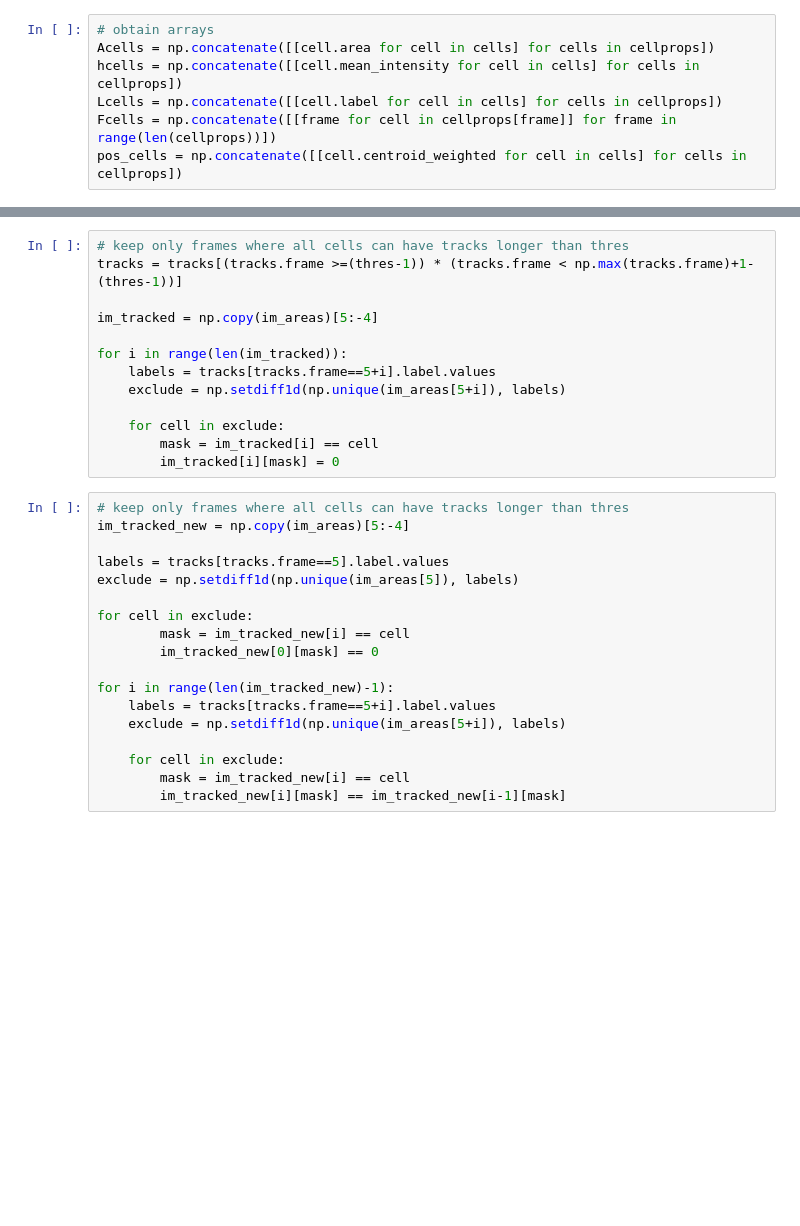
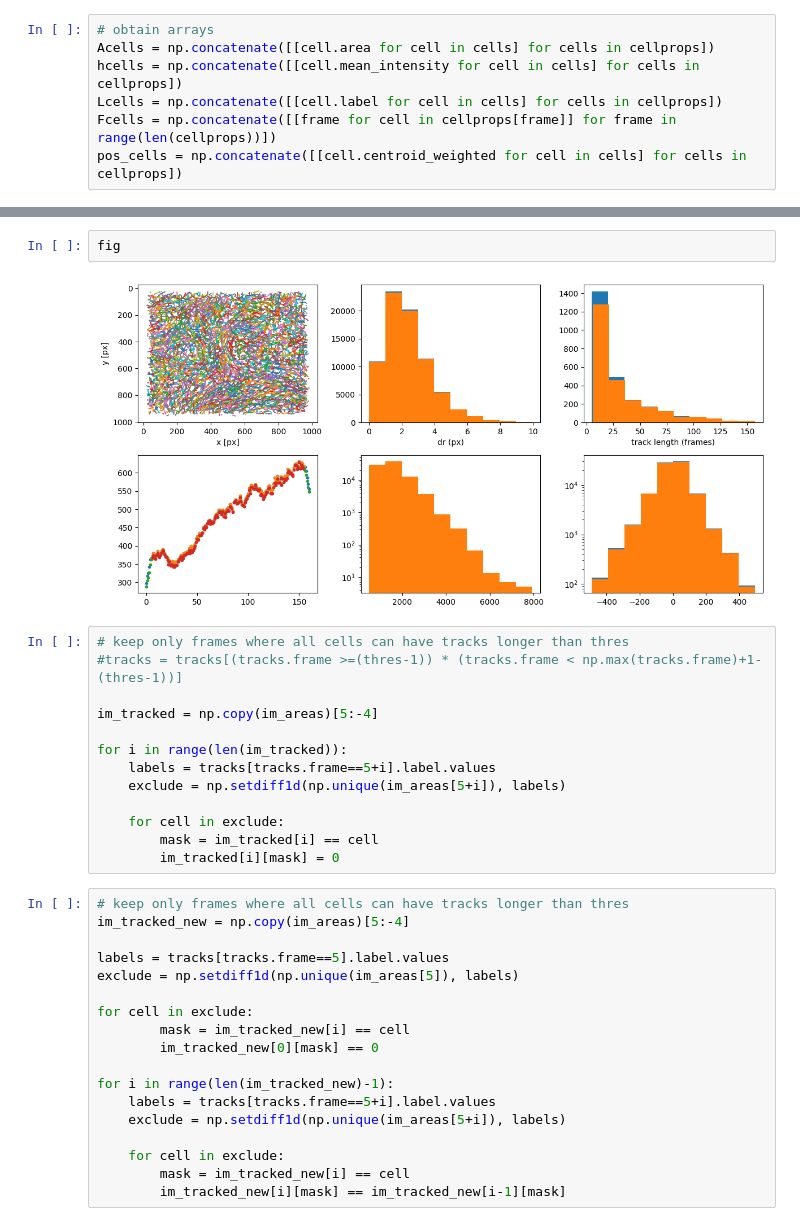
Before and after one commit to siljabl/MDCK-QPI, a Jupyter notebook: code/preprocessing/notebooks/test_tracking.ipynb, the cells around one changed output, grey strips where cells are left out. Cells and saved outputs as stored; diff of their text form; blank space fills up the shorter version.

```diff
--- a/code/preprocessing/notebooks/test_tracking.ipynb
+++ b/code/preprocessing/notebooks/test_tracking.ipynb
@@ -115,6 +114,10 @@ Frame 138: 598 trajectories present.
+# %%
+fig
+# %% [output]
+[figure, added]
 # %%
 # keep only frames where all cells can have tracks longer than thres
-tracks = tracks[(tracks.frame >=(thres-1)) * (tracks.frame < np.max(tracks.frame)+1-(thres-1))]
+#tracks = tracks[(tracks.frame >=(thres-1)) * (tracks.frame < np.max(tracks.frame)+1-(thres-1))]
 
 im_tracked = np.copy(im_areas)[5:-4]
 
```
Also changed, not shown: parts of 5 cells of this notebook, 2 other files.
